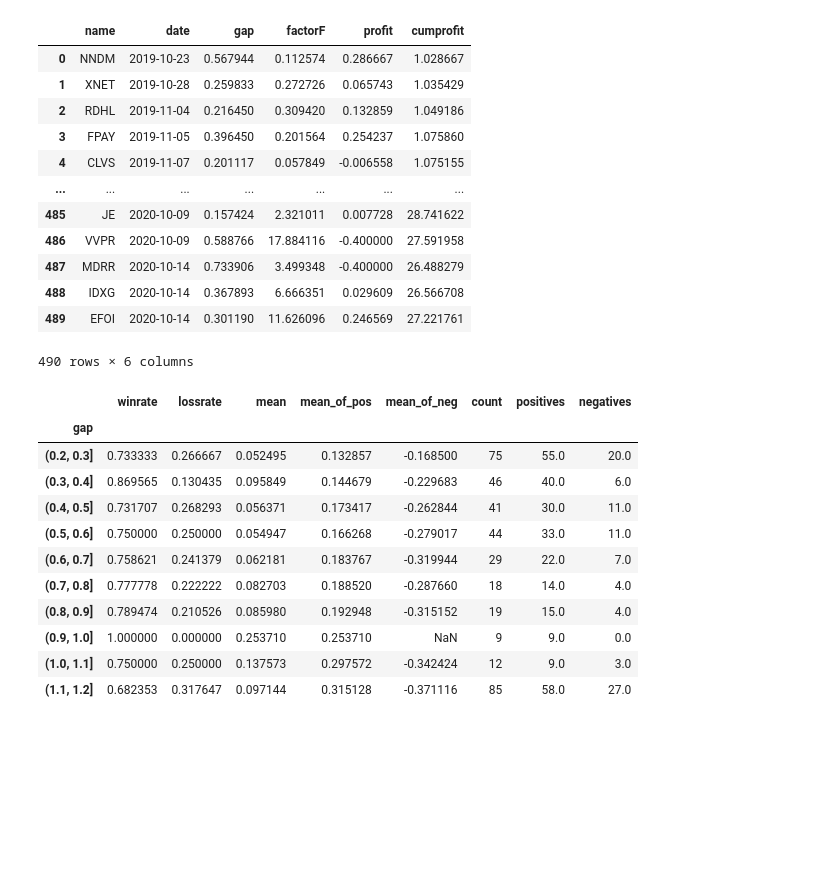
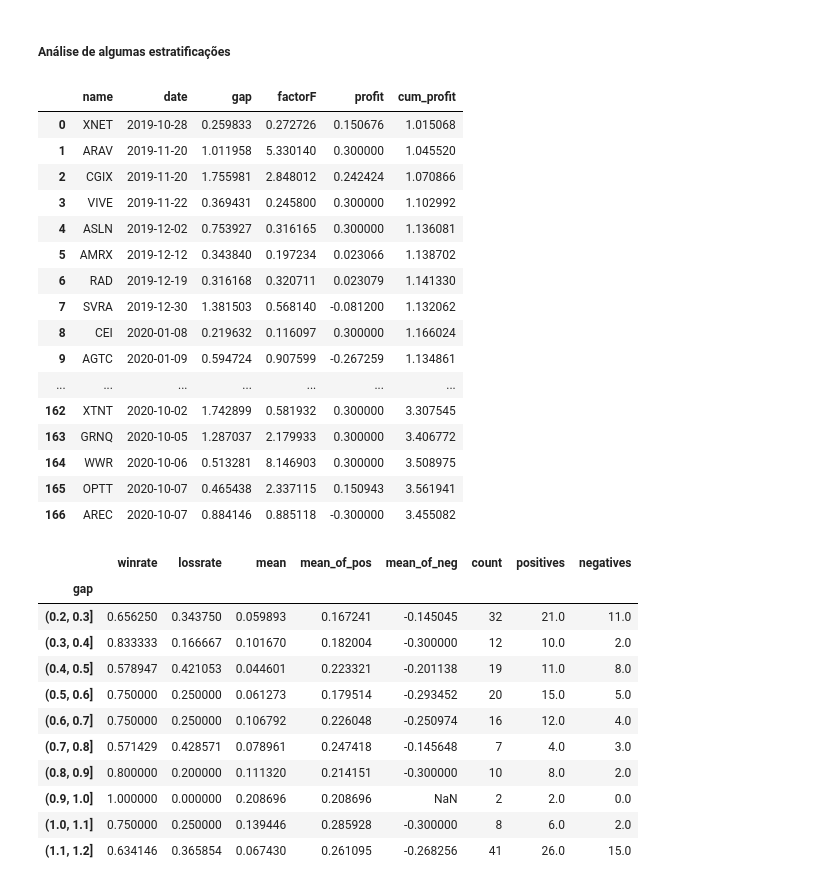
Before and after one commit to hedgeneck/PynnyStock-Analyser, a Jupyter notebook: Estrategia-Using TradesAnalyser.ipynb, the cells around one changed output. Cells and saved outputs as stored; diff of their text form; code cells hidden in the pictures; blank space fills up the shorter version.

```diff
--- a/Estrategia-Using TradesAnalyser.ipynb
+++ b/Estrategia-Using TradesAnalyser.ipynb
@@ -4,10 +4,12 @@ import FileManager as fman
 import pickle
 import pandas as pd
 import numpy as np
-# import datetime
+import datetime
 from matplotlib import pyplot as plt
 import TradesAnalyser as ta
 import seaborn as sns
+
+pd.set_option('display.max_rows', 167) # opcional, questão de visualização para debugar caso 1
 # %%
 fm = fman.FileManager()
 # %%
@@ -30,25 +34,31 @@ an.saveTrades('case4_trades.pkl')
 # %%
 dfd = an.getFilteredDays() # DataFrame of filtered ativo-dias
 dft = an.getTrades() # DataFrame of trades
+# %% [markdown]
+##### Análise de algumas estratificações
 # %%
 # CALCULA DATAFRAME DE TRADE RESULTS, QUE VAI PEGAR ELEMENTOS QUE INTERESSAM DA INNER JOIN ENTRE dfd e dft
 dftr = pd.merge(dft,dfd,how='inner',on=['name','date'])
-dftr = dftr[['name','date','gap','factorF','profit','cumprofit']]
+dftr = dftr[['name','date','gap','factorF','profit','cum_profit']]
 dftr
 # %% [output]
-|  | name | date | gap | factorF | profit | cumprofit |
-| 0 | NNDM | 2019-10-23 | 0.567944 | 0.112574 | 0.286667 | 1.028667 |
-| 1 | XNET | 2019-10-28 | 0.259833 | 0.272726 | 0.065743 | 1.035429 |
-| 2 | RDHL | 2019-11-04 | 0.216450 | 0.309420 | 0.132859 | 1.049186 |
-| 3 | FPAY | 2019-11-05 | 0.396450 | 0.201564 | 0.254237 | 1.075860 |
-| 4 | CLVS | 2019-11-07 | 0.201117 | 0.057849 | -0.006558 | 1.075155 |
+|  | name | date | gap | factorF | profit | cum_profit |
+| 0 | XNET | 2019-10-28 | 0.259833 | 0.272726 | 0.150676 | 1.015068 |
+| 1 | ARAV | 2019-11-20 | 1.011958 | 5.330140 | 0.300000 | 1.045520 |
+| 2 | CGIX | 2019-11-20 | 1.755981 | 2.848012 | 0.242424 | 1.070866 |
+| 3 | VIVE | 2019-11-22 | 0.369431 | 0.245800 | 0.300000 | 1.102992 |
+| 4 | ASLN | 2019-12-02 | 0.753927 | 0.316165 | 0.300000 | 1.136081 |
+| 5 | AMRX | 2019-12-12 | 0.343840 | 0.197234 | 0.023066 | 1.138702 |
+| 6 | RAD | 2019-12-19 | 0.316168 | 0.320711 | 0.023079 | 1.141330 |
+| 7 | SVRA | 2019-12-30 | 1.381503 | 0.568140 | -0.081200 | 1.132062 |
+| 8 | CEI | 2020-01-08 | 0.219632 | 0.116097 | 0.300000 | 1.166024 |
+| 9 | AGTC | 2020-01-09 | 0.594724 | 0.907599 | -0.267259 | 1.134861 |
 | ... | ... | ... | ... | ... | ... | ... |
-| 485 | JE | 2020-10-09 | 0.157424 | 2.321011 | 0.007728 | 28.741622 |
-| 486 | VVPR | 2020-10-09 | 0.588766 | 17.884116 | -0.400000 | 27.591958 |
-| 487 | MDRR | 2020-10-14 | 0.733906 | 3.499348 | -0.400000 | 26.488279 |
-| 488 | IDXG | 2020-10-14 | 0.367893 | 6.666351 | 0.029609 | 26.566708 |
-| 489 | EFOI | 2020-10-14 | 0.301190 | 11.626096 | 0.246569 | 27.221761 |
+| 162 | XTNT | 2020-10-02 | 1.742899 | 0.581932 | 0.300000 | 3.307545 |
+| 163 | GRNQ | 2020-10-05 | 1.287037 | 2.179933 | 0.300000 | 3.406772 |
+| 164 | WWR | 2020-10-06 | 0.513281 | 8.146903 | 0.300000 | 3.508975 |
+| 165 | OPTT | 2020-10-07 | 0.465438 | 2.337115 | 0.150943 | 3.561941 |
+| 166 | AREC | 2020-10-07 | 0.884146 | 0.885118 | -0.300000 | 3.455082 |
-490 rows × 6 columns
 # %%
 # https://www.shanelynn.ie/summarising-aggregation-and-grouping-data-in-python-pandas/
 bins = [0.2, 0.3, 0.4, 0.5, 0.6, 0.7, 0.8, 0.9, 1, 1.1, 1.2]
@@ -66,16 +76,16 @@ dftr.groupby(pd.cut(gap, bins)).agg(
 # %% [output]
 |  | winrate | lossrate | mean | mean_of_pos | mean_of_neg | count | positives | negatives |
 | gap |  |  |  |  |  |  |  |  |
-| (0.2, 0.3] | 0.733333 | 0.266667 | 0.052495 | 0.132857 | -0.168500 | 75 | 55.0 | 20.0 |
-| (0.3, 0.4] | 0.869565 | 0.130435 | 0.095849 | 0.144679 | -0.229683 | 46 | 40.0 | 6.0 |
-| (0.4, 0.5] | 0.731707 | 0.268293 | 0.056371 | 0.173417 | -0.262844 | 41 | 30.0 | 11.0 |
-| (0.5, 0.6] | 0.750000 | 0.250000 | 0.054947 | 0.166268 | -0.279017 | 44 | 33.0 | 11.0 |
-| (0.6, 0.7] | 0.758621 | 0.241379 | 0.062181 | 0.183767 | -0.319944 | 29 | 22.0 | 7.0 |
-| (0.7, 0.8] | 0.777778 | 0.222222 | 0.082703 | 0.188520 | -0.287660 | 18 | 14.0 | 4.0 |
-| (0.8, 0.9] | 0.789474 | 0.210526 | 0.085980 | 0.192948 | -0.315152 | 19 | 15.0 | 4.0 |
-| (0.9, 1.0] | 1.000000 | 0.000000 | 0.253710 | 0.253710 | NaN | 9 | 9.0 | 0.0 |
-| (1.0, 1.1] | 0.750000 | 0.250000 | 0.137573 | 0.297572 | -0.342424 | 12 | 9.0 | 3.0 |
-| (1.1, 1.2] | 0.682353 | 0.317647 | 0.097144 | 0.315128 | -0.371116 | 85 | 58.0 | 27.0 |
+| (0.2, 0.3] | 0.656250 | 0.343750 | 0.059893 | 0.167241 | -0.145045 | 32 | 21.0 | 11.0 |
+| (0.3, 0.4] | 0.833333 | 0.166667 | 0.101670 | 0.182004 | -0.300000 | 12 | 10.0 | 2.0 |
+| (0.4, 0.5] | 0.578947 | 0.421053 | 0.044601 | 0.223321 | -0.201138 | 19 | 11.0 | 8.0 |
+| (0.5, 0.6] | 0.750000 | 0.250000 | 0.061273 | 0.179514 | -0.293452 | 20 | 15.0 | 5.0 |
+| (0.6, 0.7] | 0.750000 | 0.250000 | 0.106792 | 0.226048 | -0.250974 | 16 | 12.0 | 4.0 |
+| (0.7, 0.8] | 0.571429 | 0.428571 | 0.078961 | 0.247418 | -0.145648 | 7 | 4.0 | 3.0 |
+| (0.8, 0.9] | 0.800000 | 0.200000 | 0.111320 | 0.214151 | -0.300000 | 10 | 8.0 | 2.0 |
+| (0.9, 1.0] | 1.000000 | 0.000000 | 0.208696 | 0.208696 | NaN | 2 | 2.0 | 0.0 |
+| (1.0, 1.1] | 0.750000 | 0.250000 | 0.139446 | 0.285928 | -0.300000 | 8 | 6.0 | 2.0 |
+| (1.1, 1.2] | 0.634146 | 0.365854 | 0.067430 | 0.261095 | -0.268256 | 41 | 26.0 | 15.0 |
 # %%
 dftr.groupby(dftr['date'].dt.to_period('M')).agg(
     winrate=pd.NamedAgg(column='profit',aggfunc=lambda x: sum(x>=0)/(sum(x>=0) + sum(x<0)) ),
```
Also changed, not shown: parts of 18 cells of this notebook, 3 other files.
